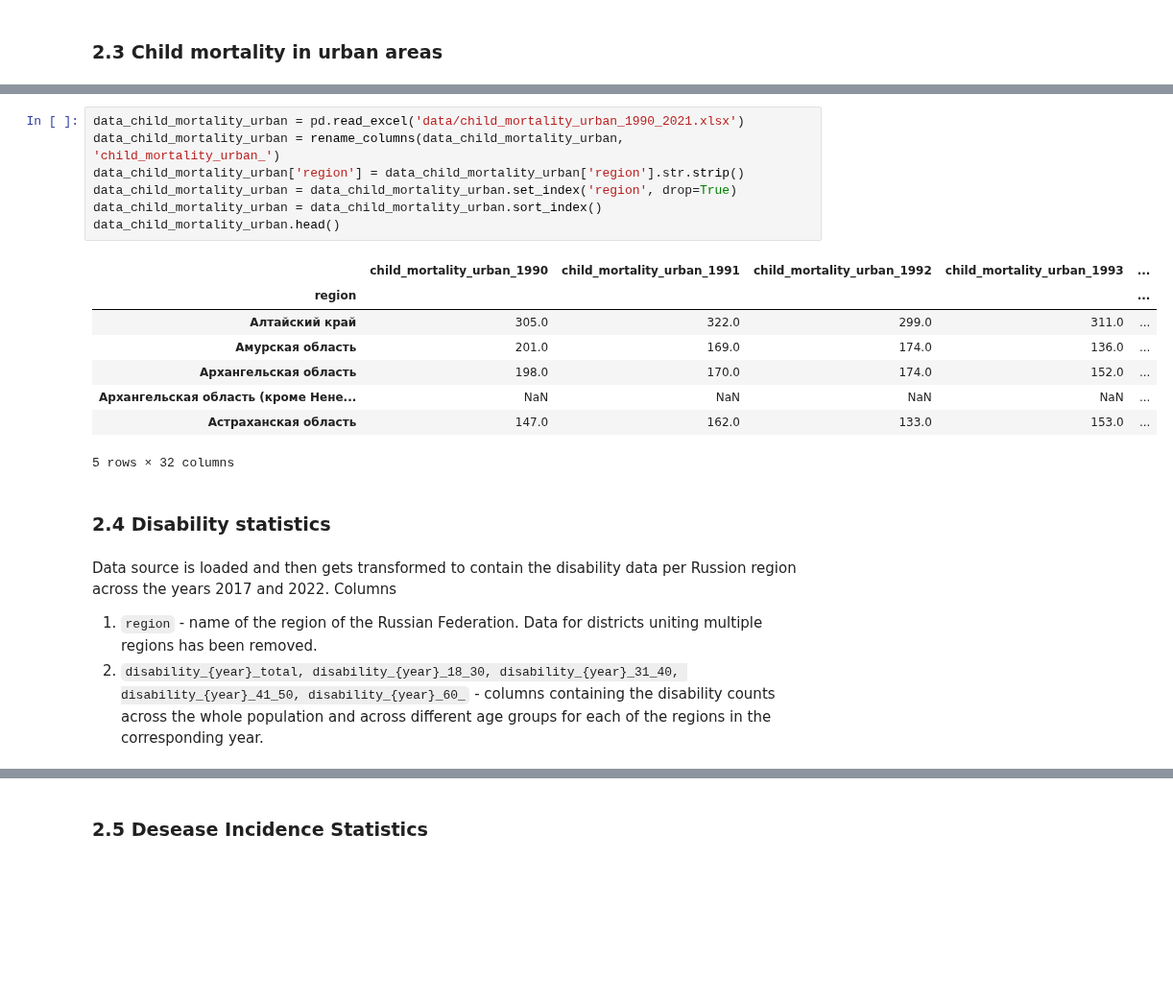
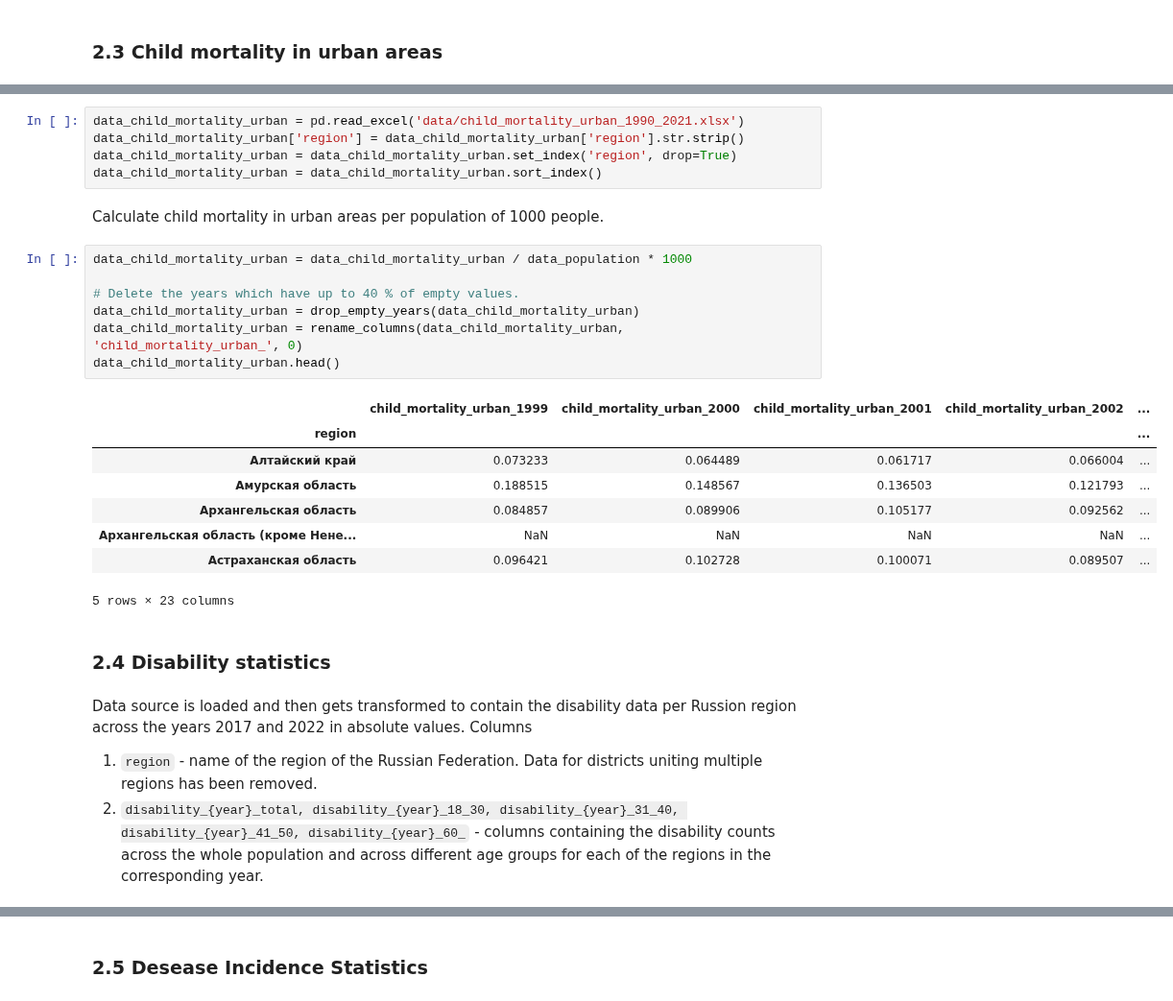
Before and after one commit to helios12/DataScienceProjects, a Jupyter notebook: projects/project-7-final/Project-7.Identification_of_vulnerable_population_groups.ipynb, the cells around one changed output, grey strips where cells are left out. Shown at 96% size. Drawn from its saved outputs; the diff is of its cells as text; blank space fills up the shorter version.

```diff
--- a/projects/project-7-final/Project-7.Identification_of_vulnerable_population_groups.ipynb
+++ b/projects/project-7-final/Project-7.Identification_of_vulnerable_population_groups.ipynb
@@ -93,24 +118,31 @@ Data source contains child mortality in urban areas on the first life year in pe
 2. `child_mortality_urban_1990-child_mortality_urban_2021` - columns containing the child mortality in urban areas for each of the regions in the corresponding year.
 # %%
 data_child_mortality_urban = pd.read_excel('data/child_mortality_urban_1990_2021.xlsx')
-data_child_mortality_urban = rename_columns(data_child_mortality_urban, 'child_mortality_urban_')
 data_child_mortality_urban['region'] = data_child_mortality_urban['region'].str.strip()
 data_child_mortality_urban = data_child_mortality_urban.set_index('region', drop=True)
 data_child_mortality_urban = data_child_mortality_urban.sort_index()
-data_child_mortality_urban.head()
-# %% [output]
-|  | child_mortality_urban_1990 | child_mortality_urban_1991 | child_mortality_urban_1992 | child_mortality_urban_1993 | ... |
-| region |  |  |  |  | ... |
-| Алтайский край | 305.0 | 322.0 | 299.0 | 311.0 | ... |
-| Амурская область | 201.0 | 169.0 | 174.0 | 136.0 | ... |
-| Архангельская область | 198.0 | 170.0 | 174.0 | 152.0 | ... |
-| Архангельская область (кроме Нене... | NaN | NaN | NaN | NaN | ... |
-| Астраханская область | 147.0 | 162.0 | 133.0 | 153.0 | ... |
-5 rows × 32 columns
+# %% [markdown]
+Calculate child mortality in urban areas per population of 1000 people.
+# %%
+data_child_mortality_urban = data_child_mortality_urban / data_population * 1000
+
+# Delete the years which have up to 40 % of empty values.
+data_child_mortality_urban = drop_empty_years(data_child_mortality_urban)
+data_child_mortality_urban = rename_columns(data_child_mortality_urban, 'child_mortality_urban_', 0)
+data_child_mortality_urban.head()
+# %% [output]
+|  | child_mortality_urban_1999 | child_mortality_urban_2000 | child_mortality_urban_2001 | child_mortality_urban_2002 | ... |
+| region |  |  |  |  | ... |
+| Алтайский край | 0.073233 | 0.064489 | 0.061717 | 0.066004 | ... |
+| Амурская область | 0.188515 | 0.148567 | 0.136503 | 0.121793 | ... |
+| Архангельская область | 0.084857 | 0.089906 | 0.105177 | 0.092562 | ... |
+| Архангельская область (кроме Нене... | NaN | NaN | NaN | NaN | ... |
+| Астраханская область | 0.096421 | 0.102728 | 0.100071 | 0.089507 | ... |
+5 rows × 23 columns
 # %% [markdown]
 ### 2.4 Disability statistics
 # %% [markdown]
-Data source is loaded and then gets transformed to contain the disability data per Russion region across the years 2017 and 2022. Columns
+Data source is loaded and then gets transformed to contain the disability data per Russion region across the years 2017 and 2022 in absolute values. Columns
 1. `region` - name of the region of the Russian Federation. Data for districts uniting multiple regions has been removed.
 2. `disability_{year}_total, disability_{year}_18_30, disability_{year}_31_40, disability_{year}_41_50, disability_{year}_60_` - columns containing the disability counts across the whole population and across different age groups for each of the regions in the corresponding year.
 # %%
```
Also changed, not shown: parts of 15 cells of this notebook.
